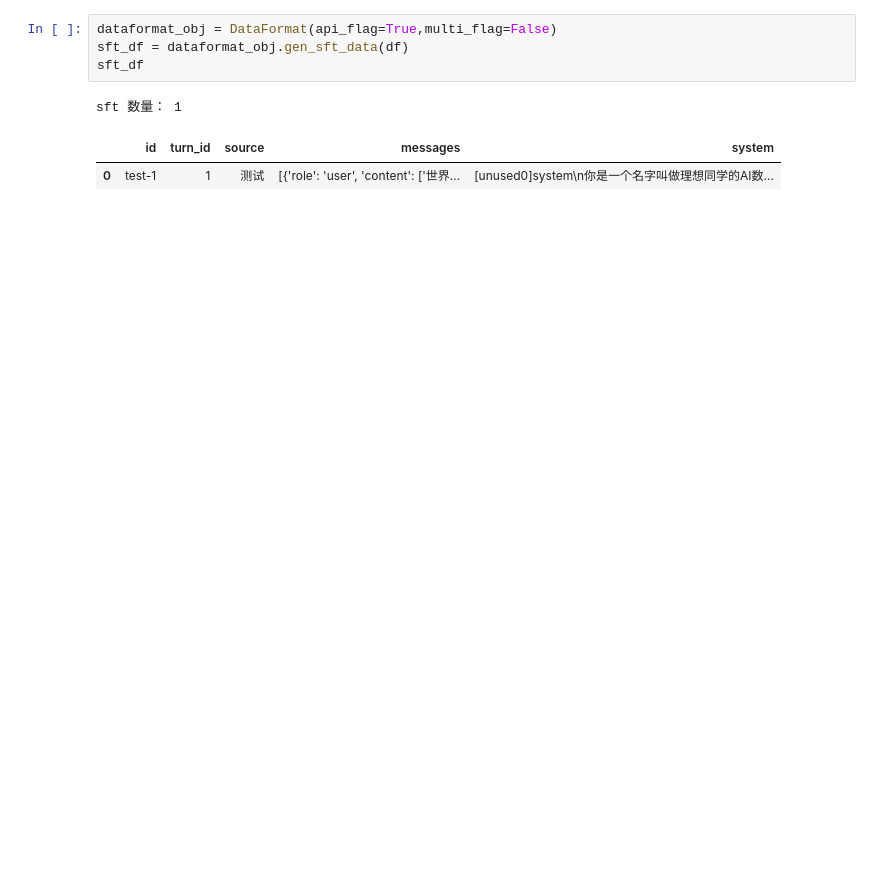
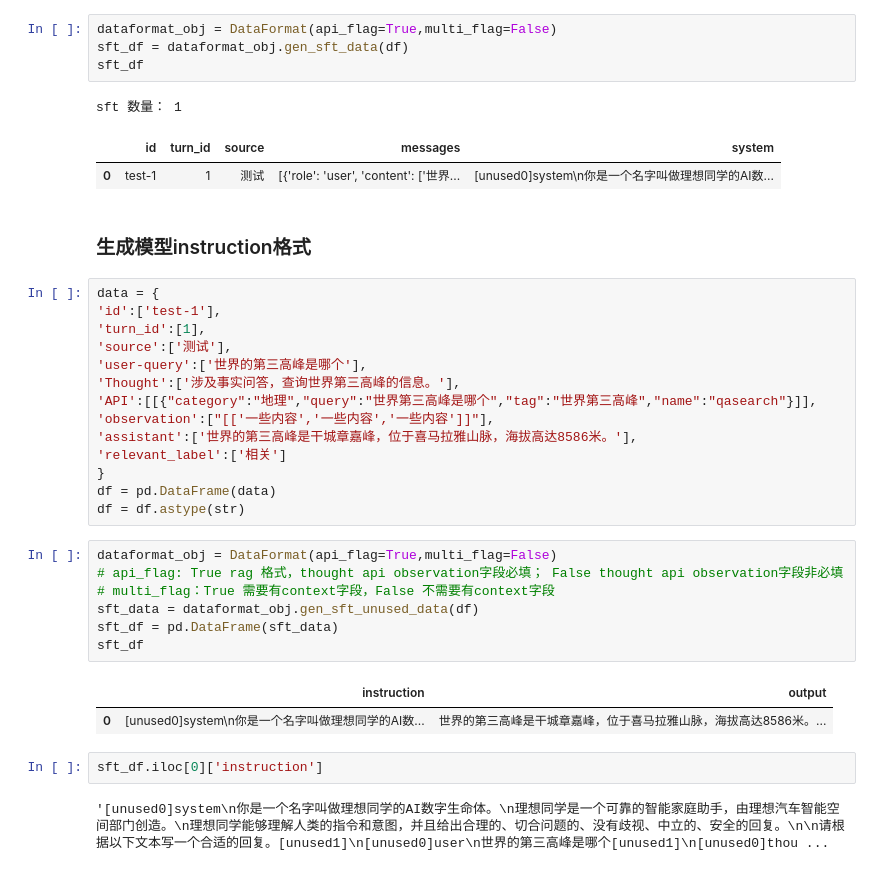
Before and after one commit to Alyroy/luoyingyaoqing, a Jupyter notebook: rag2/src/auto_llm_distillation/example.ipynb, the cells around one changed output. Cells and saved outputs as stored; diff of their text form; blank space fills up the shorter version.

```diff
--- a/rag2/src/auto_llm_distillation/example.ipynb
+++ b/rag2/src/auto_llm_distillation/example.ipynb
@@ -184,3 +185,33 @@ sft_df
 sft 数量： 1
 |  | id | turn_id | source | messages | system |
 | 0 | test-1 | 1 | 测试 | [{'role': 'user', 'content': ['世界... | [unused0]system\n你是一个名字叫做理想同学的AI数... |
+# %% [markdown]
+### 生成模型instruction格式
+# %%
+data = {
+'id':['test-1'],
+'turn_id':[1],
+'source':['测试'],
+'user-query':['世界的第三高峰是哪个'],
+'Thought':['涉及事实问答，查询世界第三高峰的信息。'],
+'API':[[{"category":"地理","query":"世界第三高峰是哪个","tag":"世界第三高峰","name":"qasearch"}]],
+'observation':["[['一些内容','一些内容','一些内容']]"],
+'assistant':['世界的第三高峰是干城章嘉峰，位于喜马拉雅山脉，海拔高达8586米。'],
+'relevant_label':['相关']
+}
+df = pd.DataFrame(data)
+df = df.astype(str)
+# %%
+dataformat_obj = DataFormat(api_flag=True,multi_flag=False)
+# api_flag: True rag 格式，thought api observation字段必填； False thought api observation字段非必填
+# multi_flag：True 需要有context字段，False 不需要有context字段
+sft_data = dataformat_obj.gen_sft_unused_data(df)
+sft_df = pd.DataFrame(sft_data)
+sft_df
+# %% [output]
+|  | instruction | output |
+| 0 | [unused0]system\n你是一个名字叫做理想同学的AI数... | 世界的第三高峰是干城章嘉峰，位于喜马拉雅山脉，海拔高达8586米。... |
+# %%
+sft_df.iloc[0]['instruction']
+# %% [output]
+'[unused0]system\n你是一个名字叫做理想同学的AI数字生命体。\n理想同学是一个可靠的智能家庭助手，由理想汽车智能空间部门创造。\n理想同学能够理解人类的指令和意图，并且给出合理的、切合问题的、没有歧视、中立的、安全的回复。\n\n请根据以下文本写一个合适的回复。[unused1]\n[unused0]user\n世界的第三高峰是哪个[unused1]\n[unused0]thou ...
```
Also changed, not shown: parts of 7 cells of this notebook, 3 other files.
